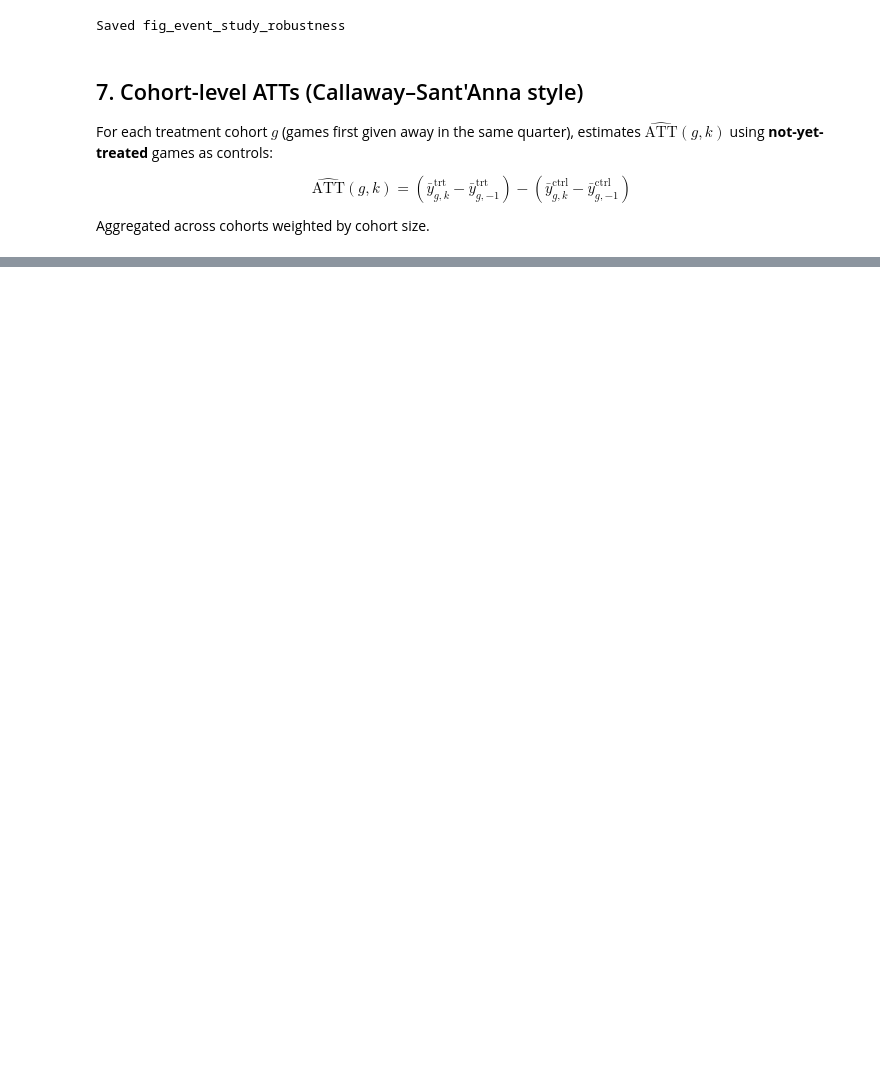
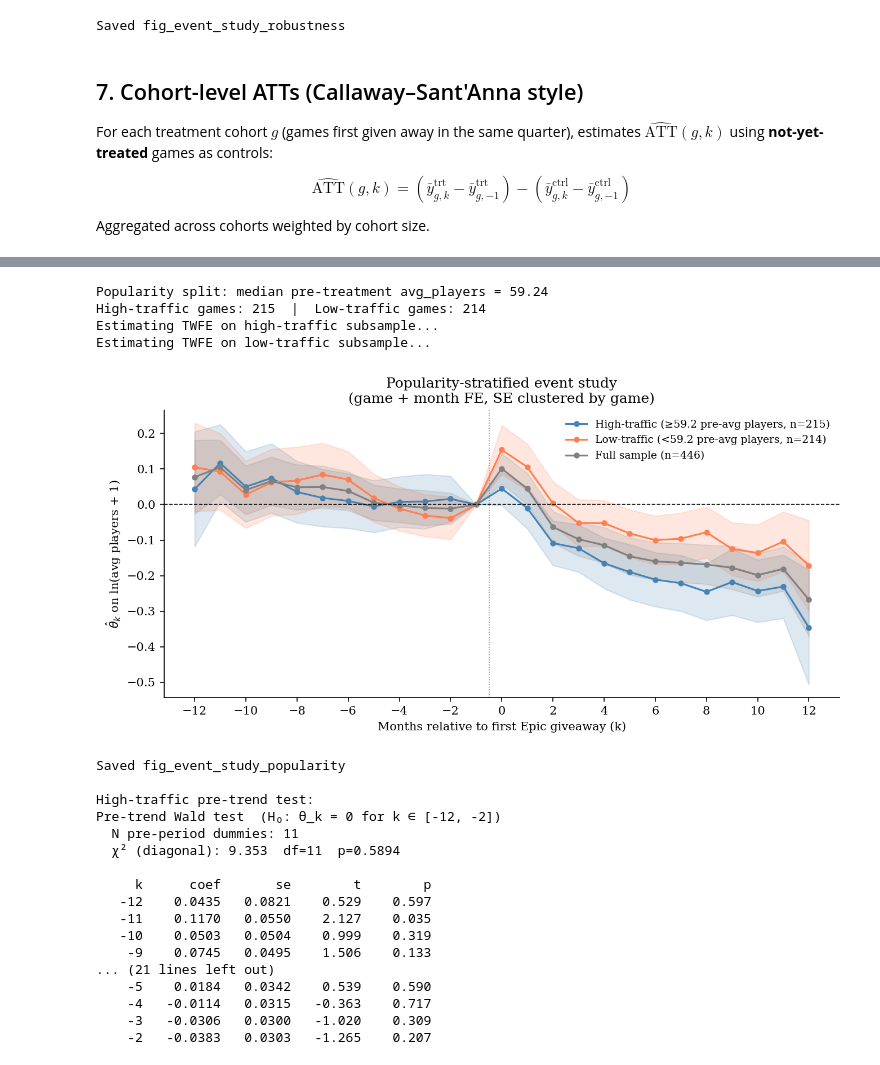
Before and after one commit to liunicholas/egs-steam-research-paper, a Jupyter notebook: scripts/empirical_tests.ipynb, the cells around one changed output, grey strips where cells are left out. Drawn from its saved outputs; the diff is of its cells as text; code cells hidden in the pictures; blank space fills up the shorter version.

```diff
--- a/scripts/empirical_tests.ipynb
+++ b/scripts/empirical_tests.ipynb
@@ -873,0 +884,68 @@ Saved fig_cs_att
+# %%
+# Pre-treatment median players per game (reuse 'pre' from section 2 if available)
+pre_med = df[df['k'] < 0].groupby('appid')['avg_players'].median()
+split_val = pre_med.median()
+print(f'Popularity split: median pre-treatment avg_players = {split_val:.2f}')
+
+high_ids = pre_med[pre_med >= split_val].index
+low_ids  = pre_med[pre_med <  split_val].index
+print(f'High-traffic games: {len(high_ids)}  |  Low-traffic games: {len(low_ids)}')
+
+df_high = df[df['appid'].isin(high_ids)]
+df_low  = df[df['appid'].isin(low_ids)]
+
+print('Estimating TWFE on high-traffic subsample...')
+fit_high = pf.feols(
+    'ln_avg ~ i(k_clip, ref=-1) | appid + t_ym',
+    data=df_high,
+    vcov={'CRV1': 'appid'},
+)
+es_high = parse_event_study(fit_high)
+
+print('Estimating TWFE on low-traffic subsample...')
+fit_low = pf.feols(
+    'ln_avg ~ i(k_clip, ref=-1) | appid + t_ym',
+    data=df_low,
+    vcov={'CRV1': 'appid'},
+)
+es_low = parse_event_study(fit_low)
+
+plot_event_study(
+    [es_high, es_low, es_twfe],
+    [f'High-traffic (≥{split_val:.1f} pre-avg players, n={len(high_ids)})',
+     f'Low-traffic (<{split_val:.1f} pre-avg players, n={len(low_ids)})',
+     f'Full sample (n={df["appid"].nunique()})'],
+    'Popularity-stratified event study\n'
+    '(game + month FE, SE clustered by game)',
+    'fig_event_study_popularity',
+    colors=['steelblue', 'coral', 'gray'],
+)
+
+# Pre-trend F-tests for each subsample
+print('\nHigh-traffic pre-trend test:')
+pretrend_f_test(es_high)
+print('\nLow-traffic pre-trend test:')
+pretrend_f_test(es_low)
+# %% [output]
+Popularity split: median pre-treatment avg_players = 59.24
+High-traffic games: 215  |  Low-traffic games: 214
+Estimating TWFE on high-traffic subsample...
+Estimating TWFE on low-traffic subsample...
+[figure, added]
+Saved fig_event_study_popularity
+
+High-traffic pre-trend test:
+Pre-trend Wald test  (H₀: θ_k = 0 for k ∈ [-12, -2])
+  N pre-period dummies: 11
+  χ² (diagonal): 9.353  df=11  p=0.5894
+
+     k      coef       se        t        p
+   -12    0.0435   0.0821    0.529    0.597
+   -11    0.1170   0.0550    2.127    0.035
+   -10    0.0503   0.0504    0.999    0.319
+    -9    0.0745   0.0495    1.506    0.133
+... (21 lines left out)
+    -5    0.0184   0.0342    0.539    0.590
+    -4   -0.0114   0.0315   -0.363    0.717
+    -3   -0.0306   0.0300   -1.020    0.309
+    -2   -0.0383   0.0303   -1.265    0.207
```
Also changed, not shown: parts of 18 cells of this notebook, 21 other files.
